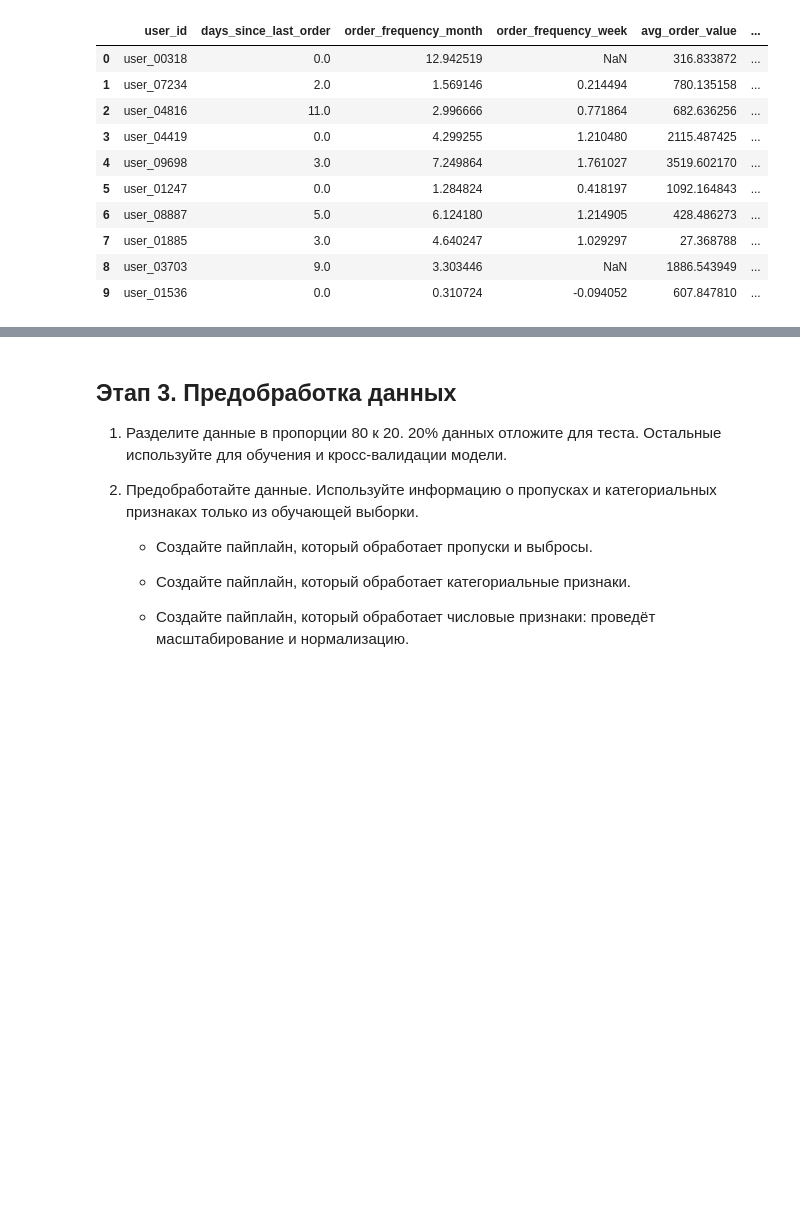
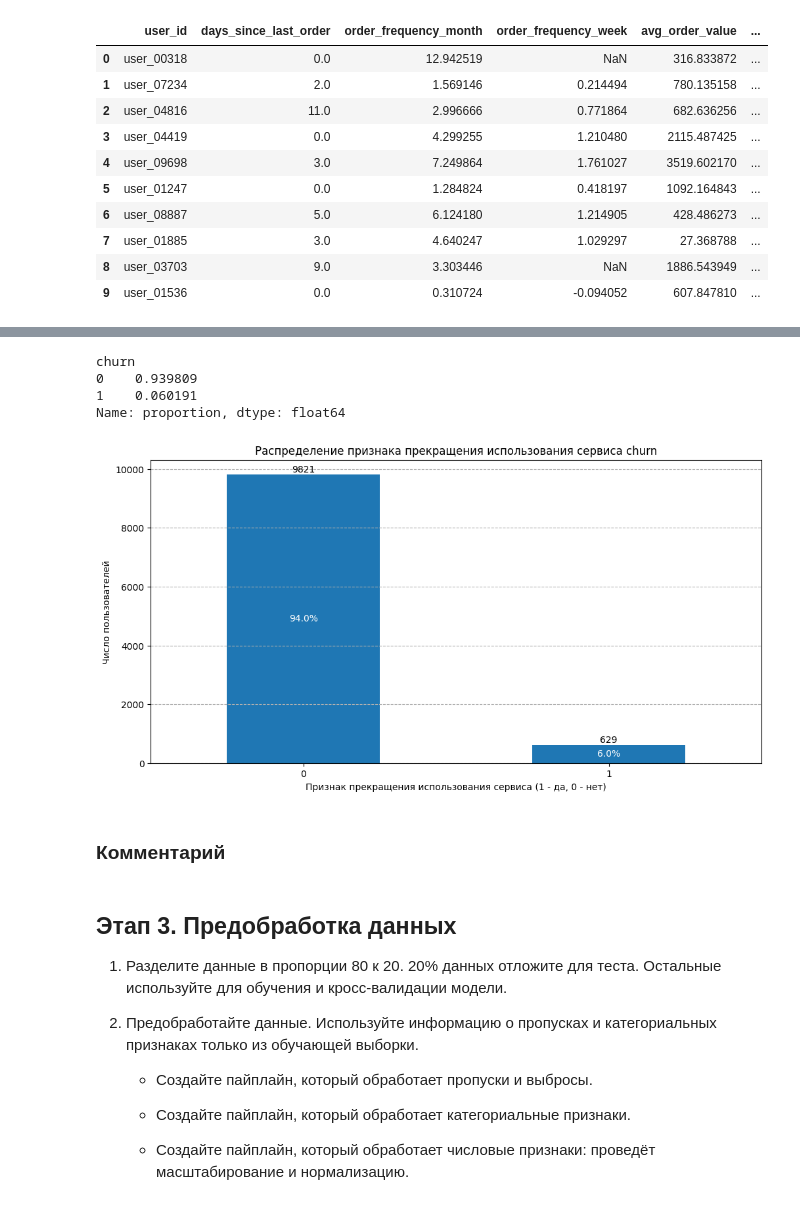
Before and after one commit to TemaQDX/project_happy_coffe_beans, a Jupyter notebook: happy_coffee_beans_project_sprint_11_Artem_Burov.ipynb, the cells around one changed output, grey strips where cells are left out. Cells and saved outputs as stored; diff of their text form; code cells hidden in the pictures; blank space fills up the shorter version.

```diff
--- a/happy_coffee_beans_project_sprint_11_Artem_Burov.ipynb
+++ b/happy_coffee_beans_project_sprint_11_Artem_Burov.ipynb
@@ -131,0 +135,7 @@ memory usage: 2.2 MB
+# %%
+dataset_cols_float = df_init.select_dtypes(include=['float64']).columns.tolist()
+
+for col in dataset_cols_float:
+    df_init[col] = pd.to_numeric(df_init[col], downcast='float')
+
+df_init['churn'] = pd.to_numeric(df_init['churn'], downcast='integer')
@@ -174,3 +290,41 @@ ___
+# %%
+df_init['churn'].value_counts(normalize=True)
+# %% [output]
+churn
+0    0.939809
+1    0.060191
+Name: proportion, dtype: float64
+# %%
+# Создаём контейнер графика matplotlib и задаём его размер
+plt.figure(figsize=(12, 6))
+
+# Строим столбчатую диаграмму с помощью pandas через plot(kind='bar')
+ax = df_init['churn'].value_counts().plot(
+                kind='bar'
+                , xlabel='Признак прекращения использования сервиса (1 - да, 0 - нет)'
+                , ylabel='Число пользователей'
+                , rot=0
+                , legend=False
+                , title='Распределение признака прекращения использования сервиса churn'
+)
+# Добавляем сетку графика
+plt.grid(axis='y', linestyle='--')
+
+# Добавление меток на столбики
+for i, v in enumerate(df_init['churn'].value_counts()):
+    ax.text(i, v + 1, str(v), ha='center', va='bottom', fontsize=10)
+
+total = df_init['churn'].value_counts().sum()
+# Добавляем метки процентов
+for i, v in enumerate(df_init['churn'].value_counts(normalize=True)):
+    ax.text(i, v * total / 2, f'{(v) * 100:.1f}%', ha='center', va='center', fontsize=10, color='white')
+
+# Выводим график
+plt.show()
+# %% [output]
+[figure, added]
+# %% [markdown]
+### Комментарий
 # %% [markdown]
 ## Этап 3. Предобработка данных
 
```
Also changed, not shown: parts of 16 cells of this notebook.
